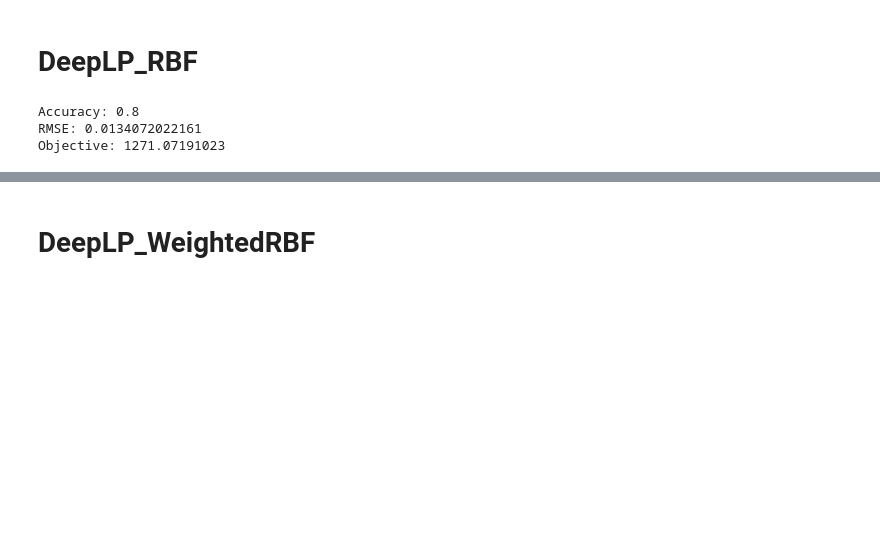
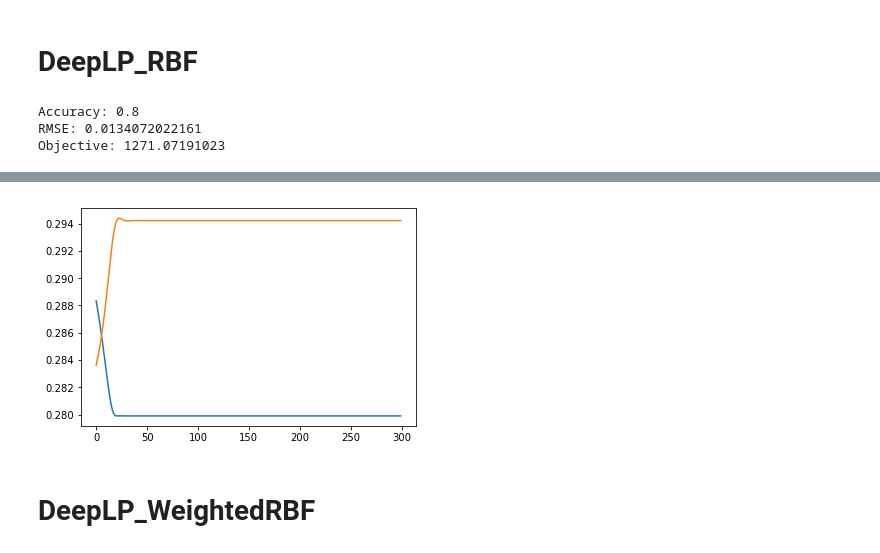
Before and after one commit to GRSEB9S/Deep-Label-Propagation, a Jupyter notebook: main.ipynb, the cells around one changed output, grey strips where cells are left out. Saved outputs shown, nothing was run; the diff lists cells and outputs as text; code cells hidden in the pictures; blank space fills up the shorter version.

```diff
--- a/main.ipynb
+++ b/main.ipynb
@@ -109,2 +146,8 @@ epoch: 4 loss: 0.00283892 sigma: 2.51398
+# %%
+plt.plot(dlp_rbf.labeled_losses)
+plt.plot(dlp_rbf.unlabeled_losses)
+plt.show()
+# %% [output]
+[figure, added]
 # %% [markdown]
 # DeepLP_WeightedRBF
```
Also changed, not shown: parts of 22 cells of this notebook, 3 other files.
